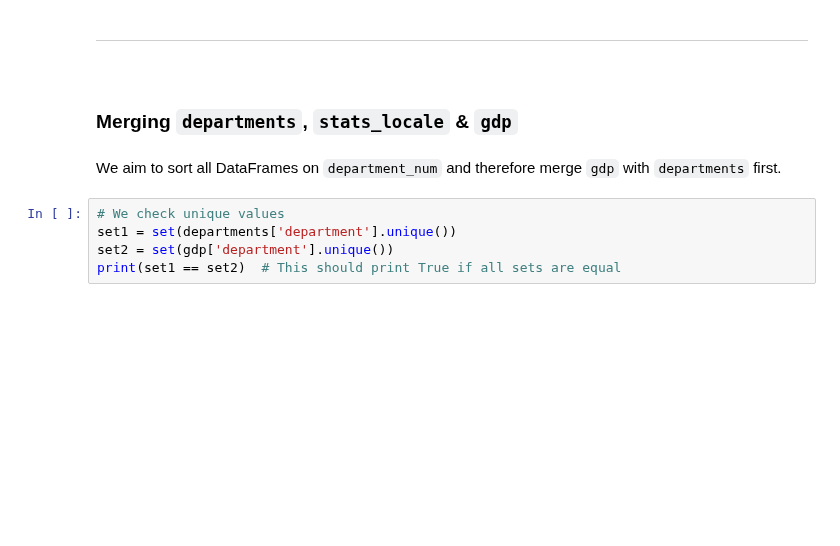
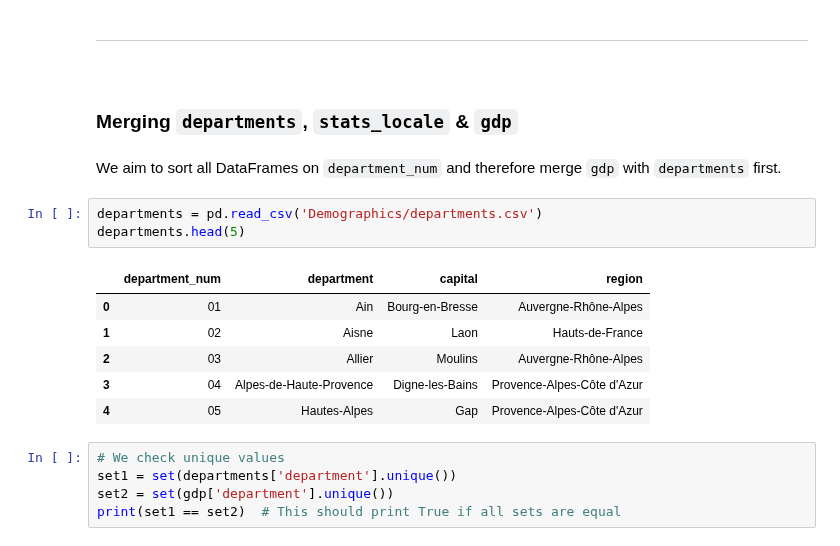
Before and after one commit to pineapple-bois/Michelin_Rated_Restaurants, a Jupyter notebook: ExtraData/France_Departments_Demographics.ipynb, the cells around one changed output. Drawn from its saved outputs; the diff is of its cells as text; blank space fills up the shorter version.

```diff
--- a/ExtraData/France_Departments_Demographics.ipynb
+++ b/ExtraData/France_Departments_Demographics.ipynb
@@ -329,6 +235,16 @@ gdp.head()
 ### Merging `departments`, `stats_locale` & `gdp`
 # %% [markdown]
 We aim to sort all DataFrames on `department_num` and therefore merge `gdp` with `departments` first.
+# %%
+departments = pd.read_csv('Demographics/departments.csv')
+departments.head(5)
+# %% [output]
+|  | department_num | department | capital | region |
+| 0 | 01 | Ain | Bourg-en-Bresse | Auvergne-Rhône-Alpes |
+| 1 | 02 | Aisne | Laon | Hauts-de-France |
+| 2 | 03 | Allier | Moulins | Auvergne-Rhône-Alpes |
+| 3 | 04 | Alpes-de-Haute-Provence | Digne-les-Bains | Provence-Alpes-Côte d'Azur |
+| 4 | 05 | Hautes-Alpes | Gap | Provence-Alpes-Côte d'Azur |
 # %%
 # We check unique values
 set1 = set(departments['department'].unique())
```
Also changed, not shown: parts of 32 cells of this notebook, 3 other files.
